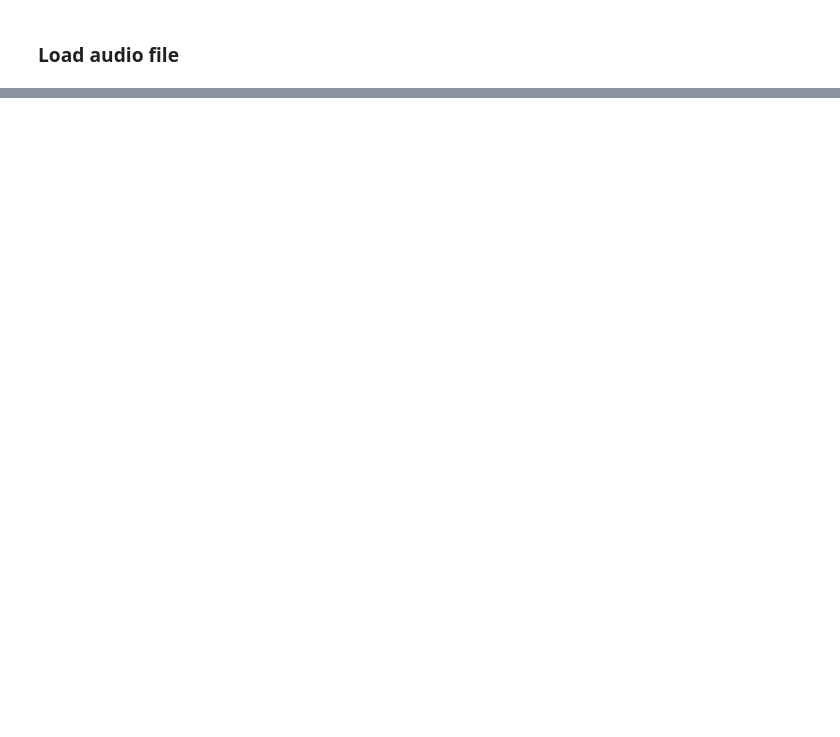
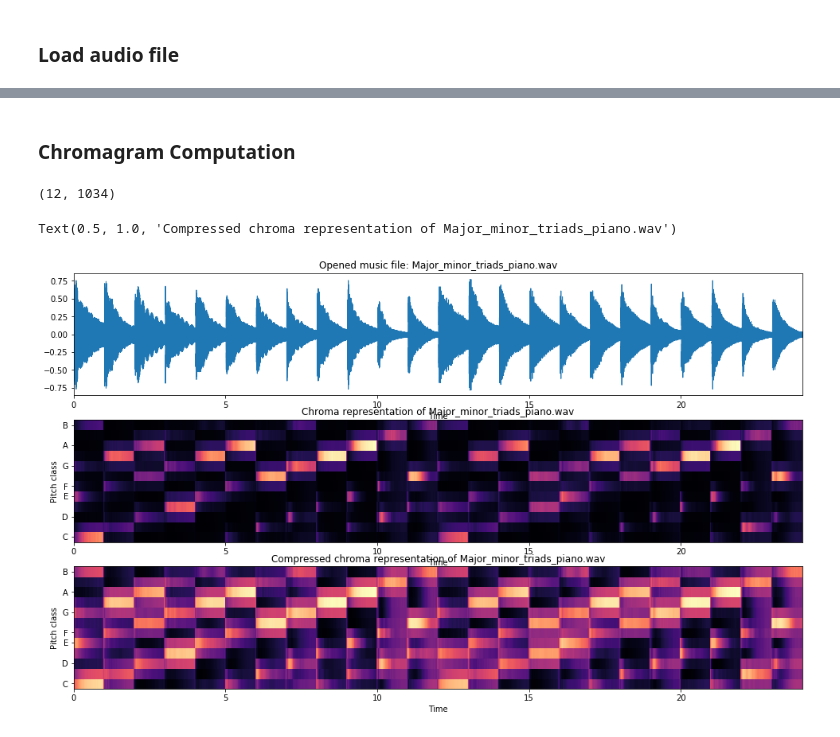
Before and after one commit to fmacca/template-chord-matching, a Jupyter notebook: Template_matching.ipynb, the cells around one changed output, grey strips where cells are left out. Saved outputs shown, nothing was run; the diff lists cells and outputs as text; code cells hidden in the pictures; blank space fills up the shorter version.

```diff
--- a/Template_matching.ipynb
+++ b/Template_matching.ipynb
@@ -91,11 +114,27 @@ chroma=feat.chroma_cens(y=music, sr=sr)
+# %% [markdown]
+### Chromagram Computation
+# %%
+import librosa.feature as feat
+#chroma=feat.chroma_cens(y=music,sr=sr,norm=1,hop_length=128,smoothing_window=41)
+chroma=feat.chroma_stft(y=music,sr=sr,norm=1,hop_length=512,tuning=0,octwidth=None)
+from librosa import mu_compress # this function is available only in recent versions of the package (for instance librosa 7.2)
+chroma_compr = mu_compress(chroma, quantize=False, mu=50)
 # %%
-print(chroma)
+#print(chroma)
 print(chroma.shape)
+# %% [output]
+(12, 1034)
 # %%
 plt.figure(figsize=(16.4, 9.6))
-plt.subplot(2,1,1)
+plt.subplot(3,1,1)
 dspl.waveplot(music,sr)
 plt.title("Opened music file: "+name)
-plt.subplot(2,1,2)
+plt.subplot(3,1,2)
 dspl.specshow(chroma, y_axis='chroma', x_axis='time')
 plt.title("Chroma representation of "+name)
+plt.subplot(3,1,3)
+dspl.specshow(chroma_compr, y_axis='chroma', x_axis='time')
+plt.title("Compressed chroma representation of "+name)
+# %% [output]
+Text(0.5, 1.0, 'Compressed chroma representation of Major_minor_triads_piano.wav')
+[figure, added]
```
Also changed, not shown: parts of 11 cells of this notebook.
